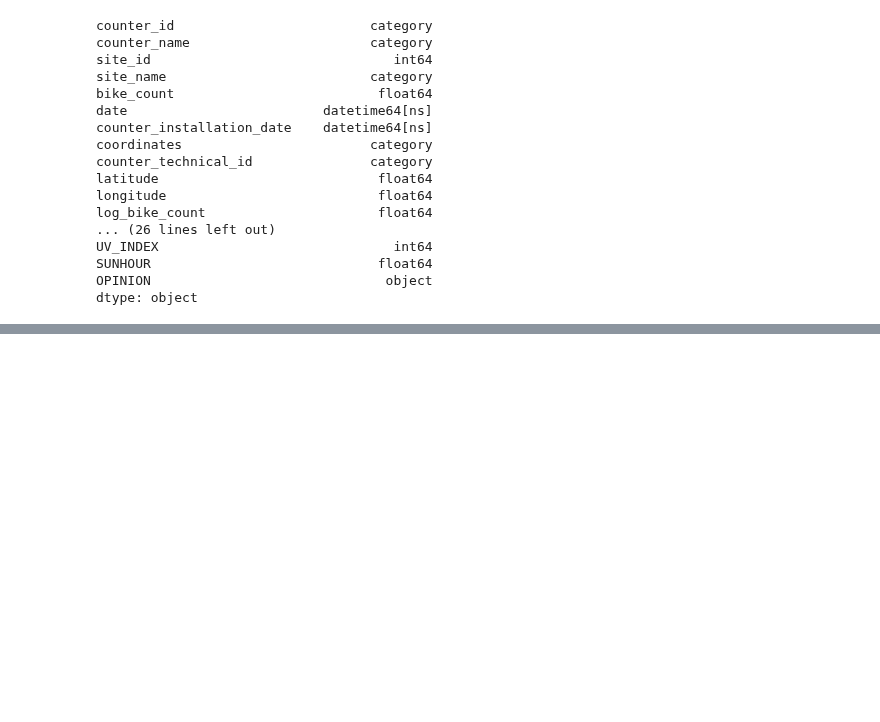
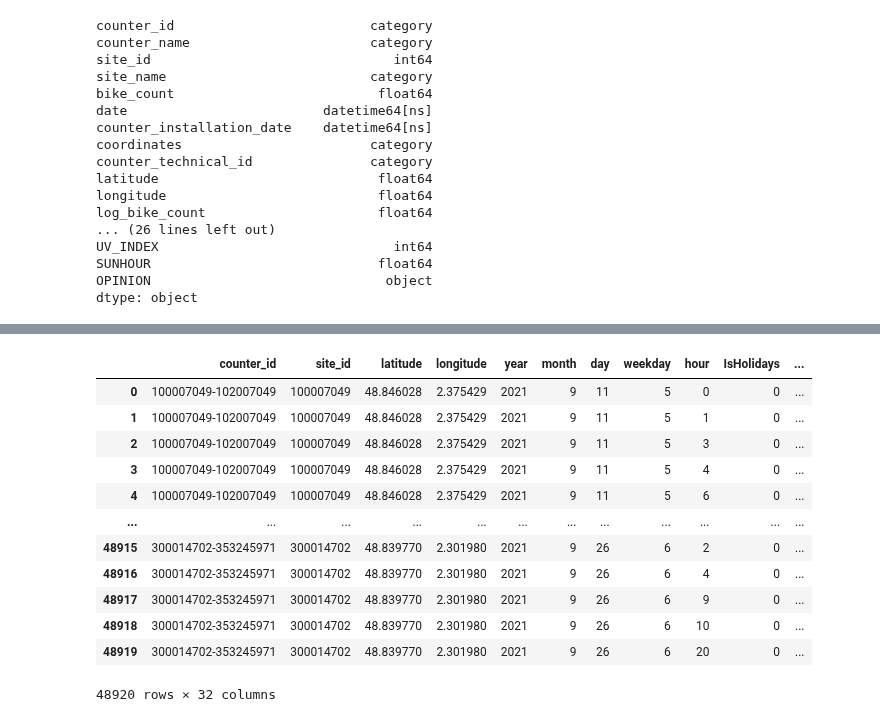
Before and after one commit to Vincent-Maladiere/bike_counters, a Jupyter notebook: bike_count_pred_samy.ipynb, the cells around one changed output, grey strips where cells are left out. Cells and saved outputs as stored; diff of their text form; code cells hidden in the pictures; blank space fills up the shorter version.

Commit message:
X/Y_train/test en cours

```diff
--- a/bike_count_pred_samy.ipynb
+++ b/bike_count_pred_samy.ipynb
@@ -9,5 +9,10 @@ from sklearn.linear_model import LinearRegression
 from datetime import datetime
 
 data = pd.read_parquet(Path("data") / "train.parquet")
-data
+missing_values_count = data.isnull().any(axis=1).sum()
+print(f"Number of lines with missing values: {missing_values_count}")
+
+data = data.dropna()
+data.dtypes
+print(data)
 # %% [output]
@@ -279,5 +273,4 @@ SUNHOUR                             float64
 OPINION                              object
 dtype: object
 # %%
-x = data.drop(columns = ["date", "DATE", "counter_name", "site_id", "site_name","counter_installation_date", "coordinates","counter_technical_id" ])
-x.dtypes
+data = data.drop(columns = ["date", "DATE", "counter_name", "site_name","counter_installation_date", "coordinates","counter_technical_id"])
@@ -301,0 +279,3 @@ dtype: object
+# %%
+data_test = pd.read_parquet(Path("data") / "final_test.parquet")
+data_test
@@ -301,0 +296,33 @@ dtype: object
+# %%
+def data_processing(X):
+    X = _encode_dates(X)
+    min_date,max_date = X['date'].min().strftime('%Y-%m-%d'), X['date'].max().strftime('%Y-%m-%d')
+    X["IsHolidays"] = X["date"].isin(vancances).astype(int)
+    X['IsWeekend'] = X['weekday'].apply(lambda x: 1 if x >= 5 else 0)
+    X_meteo = pd.read_csv('external_data/export-paris0.csv')
+    X_meteo = X_meteo.drop(columns = ['TEMPERATURE_NIGHT_C', 'SUNRISE', 'SUNSET'] )
+    X_meteo = X_meteo[(X_meteo['DATE'] > min_date) & (X_meteo['DATE'] < max_date)]
+    X_meteo['DATE'] = pd.to_datetime(X_meteo['DATE'])
+    X_meteo["year"] = X_meteo["DATE"].dt.year
+    X_meteo["month"] = X_meteo["DATE"].dt.month
+    X_meteo["day"] = X_meteo["DATE"].dt.day
+    X = pd.merge(X, X_meteo, on=['year', 'month', 'day'])
+    X = X.drop(columns = ["date", "DATE", "counter_name", "site_name","counter_installation_date", "coordinates","counter_technical_id"])
+    return X
+
+data_test = data_processing(data_test)
+data_test
+# %% [output]
+|  | counter_id | site_id | latitude | longitude | year | month | day | weekday | hour | IsHolidays | ... |
+| 0 | 100007049-102007049 | 100007049 | 48.846028 | 2.375429 | 2021 | 9 | 11 | 5 | 0 | 0 | ... |
+| 1 | 100007049-102007049 | 100007049 | 48.846028 | 2.375429 | 2021 | 9 | 11 | 5 | 1 | 0 | ... |
+| 2 | 100007049-102007049 | 100007049 | 48.846028 | 2.375429 | 2021 | 9 | 11 | 5 | 3 | 0 | ... |
+| 3 | 100007049-102007049 | 100007049 | 48.846028 | 2.375429 | 2021 | 9 | 11 | 5 | 4 | 0 | ... |
+| 4 | 100007049-102007049 | 100007049 | 48.846028 | 2.375429 | 2021 | 9 | 11 | 5 | 6 | 0 | ... |
+| ... | ... | ... | ... | ... | ... | ... | ... | ... | ... | ... | ... |
+| 48915 | 300014702-353245971 | 300014702 | 48.839770 | 2.301980 | 2021 | 9 | 26 | 6 | 2 | 0 | ... |
+| 48916 | 300014702-353245971 | 300014702 | 48.839770 | 2.301980 | 2021 | 9 | 26 | 6 | 4 | 0 | ... |
+| 48917 | 300014702-353245971 | 300014702 | 48.839770 | 2.301980 | 2021 | 9 | 26 | 6 | 9 | 0 | ... |
+| 48918 | 300014702-353245971 | 300014702 | 48.839770 | 2.301980 | 2021 | 9 | 26 | 6 | 10 | 0 | ... |
+| 48919 | 300014702-353245971 | 300014702 | 48.839770 | 2.301980 | 2021 | 9 | 26 | 6 | 20 | 0 | ... |
+48920 rows × 32 columns
```
Also changed, not shown: parts of 20 cells of this notebook.
